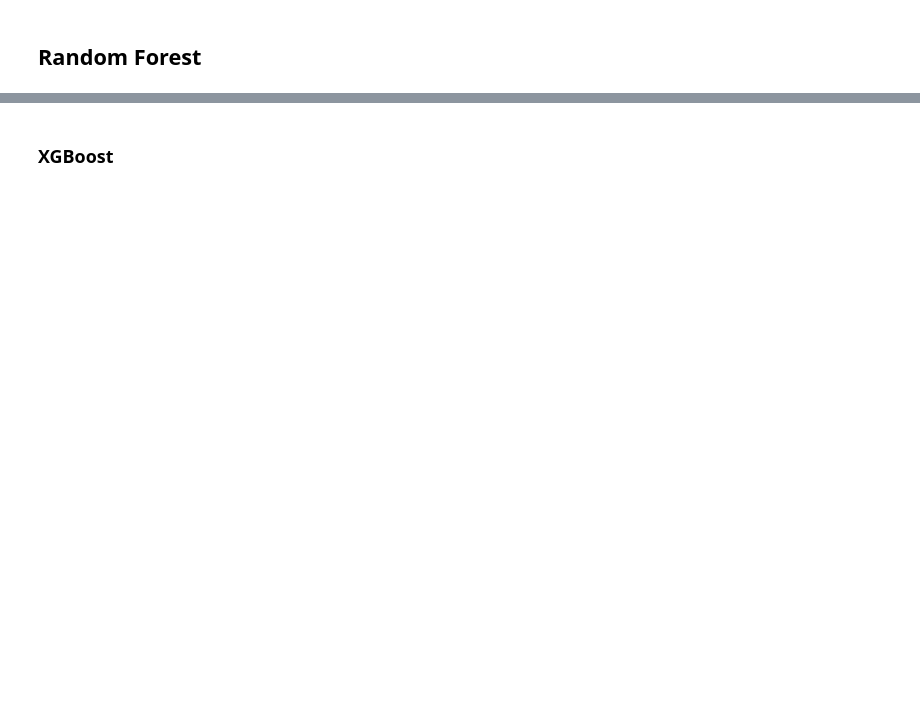
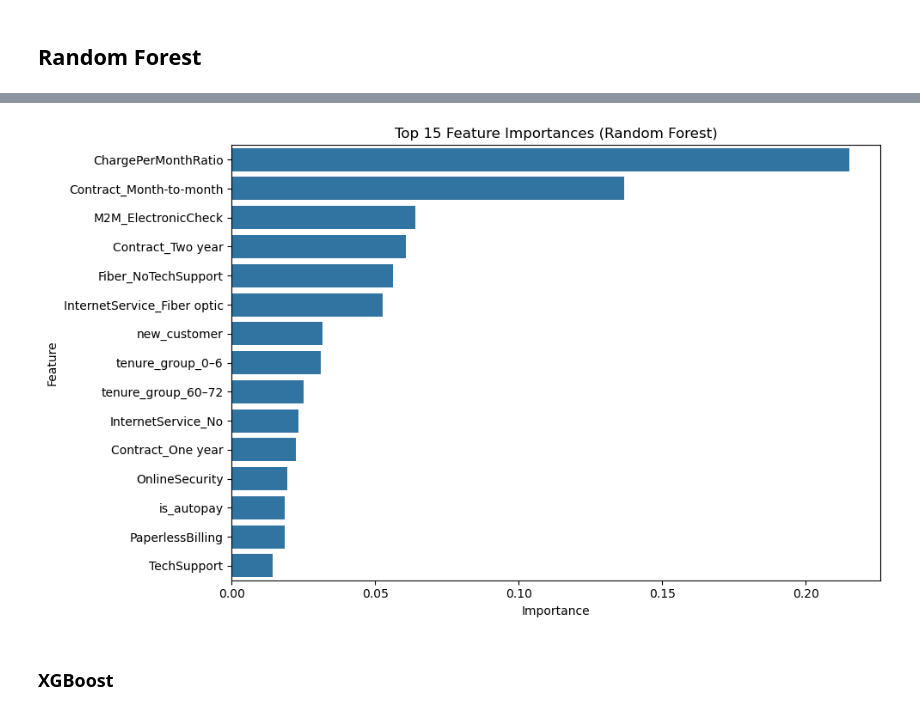
Before and after one commit to mewpunyapat/customer-churn-prediction, a Jupyter notebook: notebooks/modeling_classical_ml.ipynb, the cells around one changed output, grey strips where cells are left out. Saved outputs shown, nothing was run; the diff lists cells and outputs as text; code cells hidden in the pictures; blank space fills up the shorter version.

```diff
--- a/notebooks/modeling_classical_ml.ipynb
+++ b/notebooks/modeling_classical_ml.ipynb
@@ -372,2 +459,22 @@ rf_performance
+# %%
+import seaborn as sns
+# Get feature importances from RF model
+importances = rf_model.feature_importances_
+feat_names = X_train.columns
+
+# Create DataFrame for sorting
+importance_df = pd.DataFrame({
+    'Feature': feat_names,
+    'Importance': importances
+}).sort_values(by="Importance", ascending=False)
+
+# Plot top 15
+plt.figure(figsize=(10, 6))
+sns.barplot(data=importance_df.head(15), x="Importance", y="Feature")
+plt.title("Top 15 Feature Importances (Random Forest)")
+plt.tight_layout()
+plt.show()
+# %% [output]
+[figure, added]
 # %% [markdown]
 ### XGBoost
```
Also changed, not shown: parts of 26 cells of this notebook.
